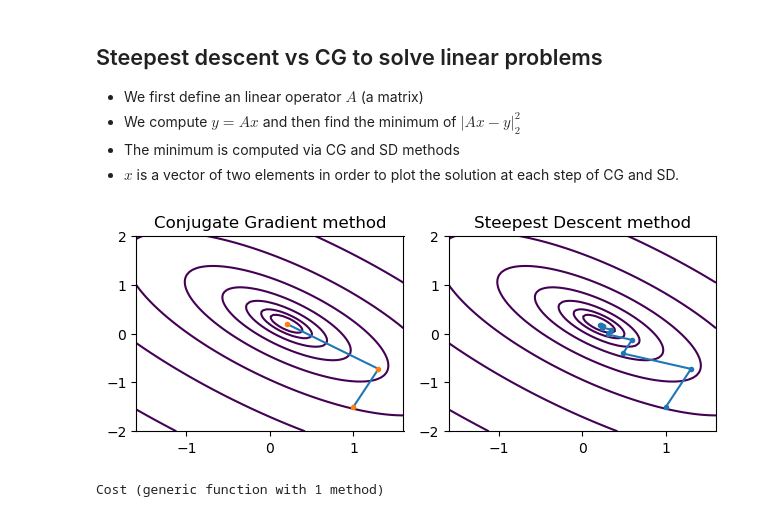
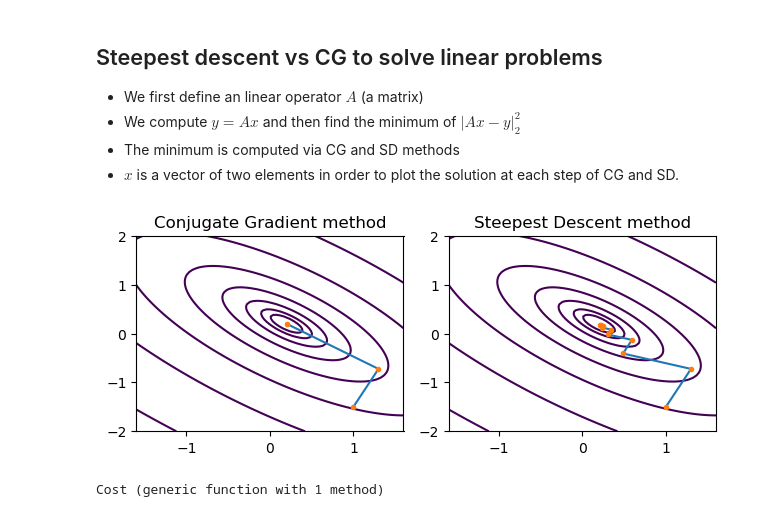
Before and after one commit to msacchi/CG_and_SD_tests, a Jupyter notebook: CGLS_example.ipynb, the cells around one changed output. Cells and saved outputs as stored; diff of their text form; code cells hidden in the pictures.

Commit message:
Figure

```diff
--- a/CGLS_example.ipynb
+++ b/CGLS_example.ipynb
@@ -10,31 +10,32 @@ using Random, LinearAlgebra, PyPlot
 # %%
 rng = MersenneTwister(12724);
 A = rand(rng,130,2)*2.0.-1.0;
 (U,S,V) = svd(A); S[1]=1.0; S[2]=0.4; A= U*diagm(S)*V;
 x = [0.2,0.2]; y = A*x; x0 = [1.0,-1.5]
 
 x1, p1 = cg_ls(A,x0,y,2 )           # Minimize cost via the CG method
 x2, p2 =    sd(A,x0,y,25)           # Minimize cost via the SD method
 
 
 x1, x2, J = Cost(A,y)
 
 close("all")
 subplot(221);
 c = 10.0.^collect(-2:.4:3)
 contour(x1,x2,J,c)
 plot(p1[:,1],p1[:,2])
 plot(p1[:,1],p1[:,2],".")
 title("Conjugate Gradient method")
 
 subplot(222);
 contour(x1,x2,J,c)
-plot(p2[:,1],p2[:,2],".-")
+plot(p2[:,1],p2[:,2],"-")
+plot(p2[:,1],p2[:,2],".")
 title("Steepest Descent method")
 
 tight_layout()
 # %% [output]
-[figure, old version]
+[figure, new version]
 # %%
 function Cost(A,y)
 
```
